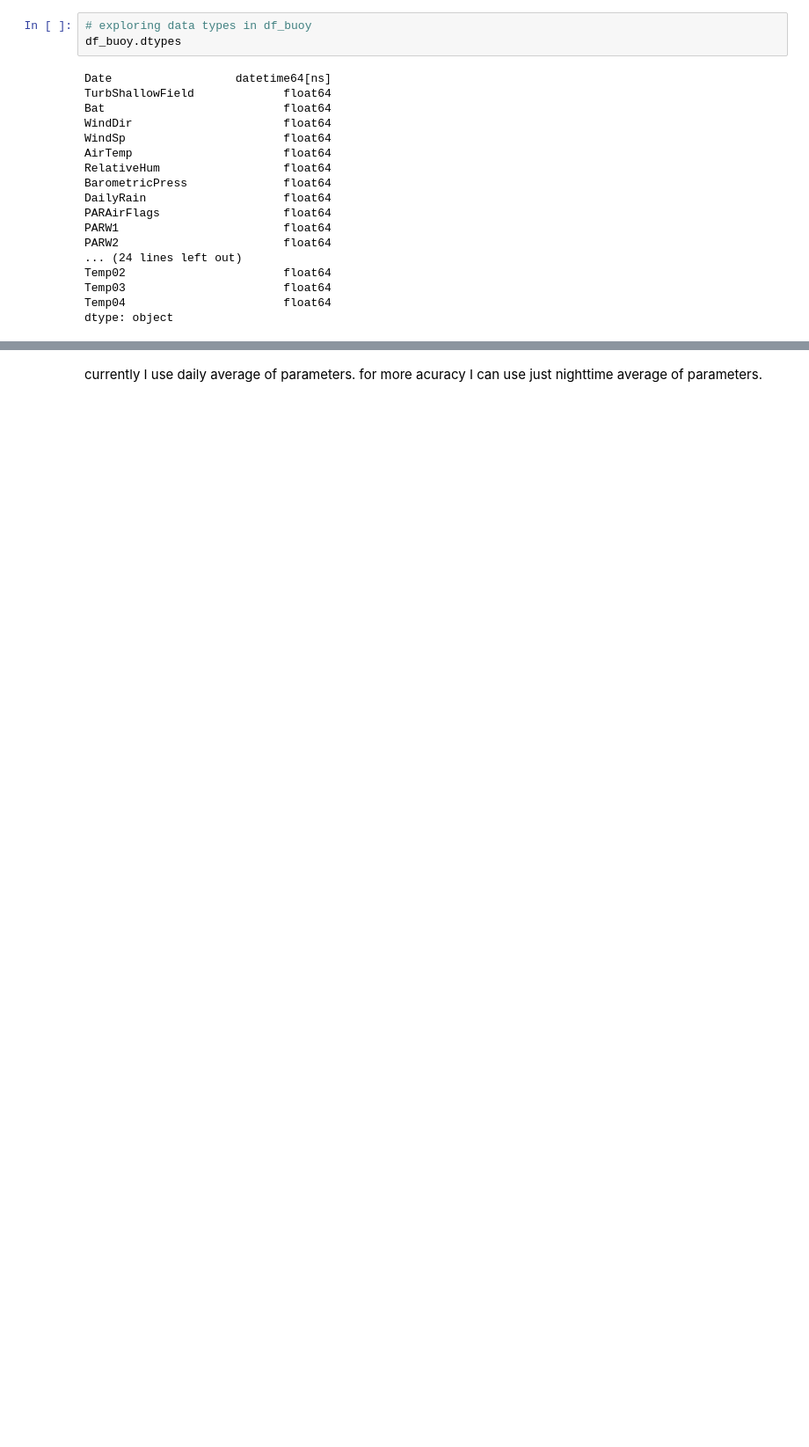
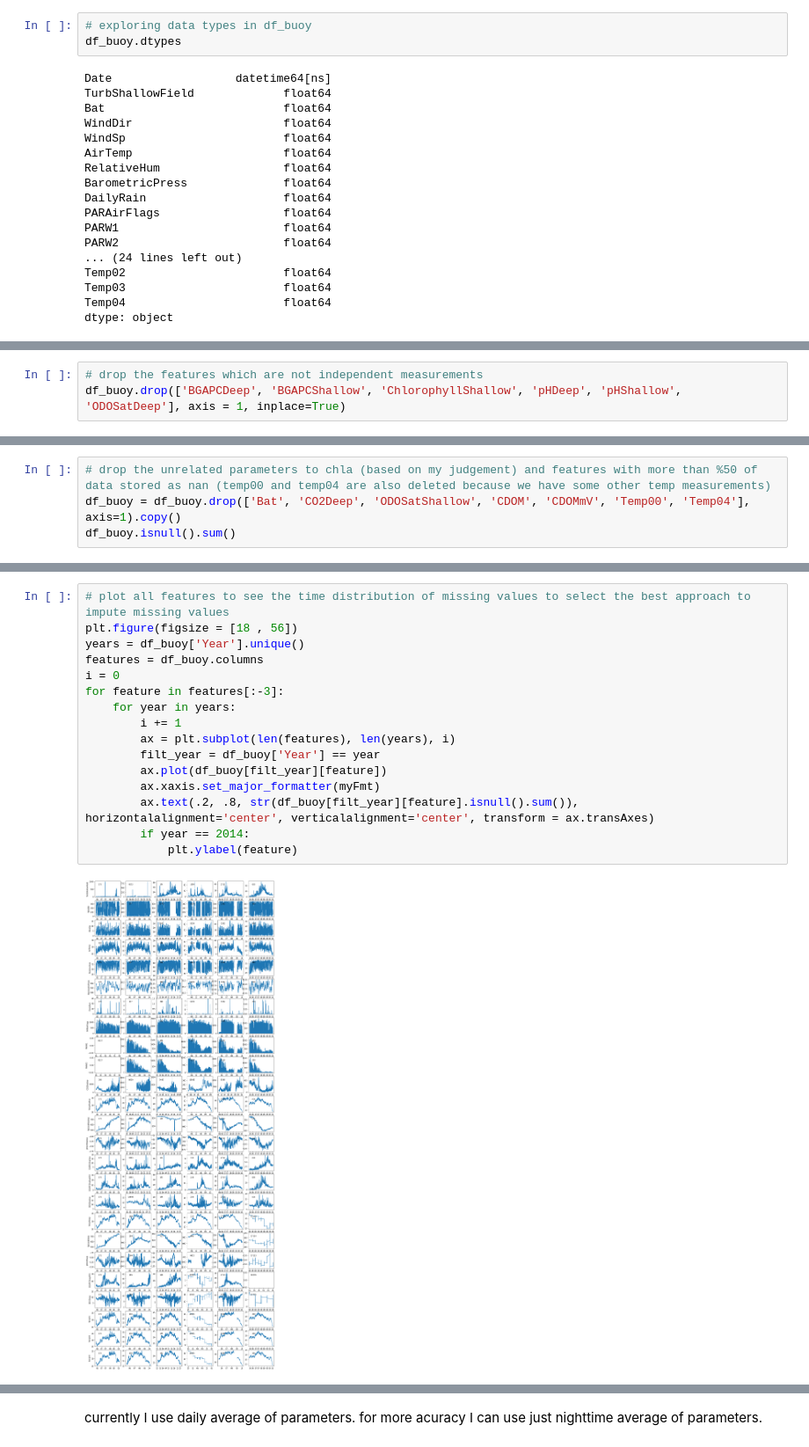
Before and after one commit to AmirM69/p1_BPL_chla_BuoyData, a Jupyter notebook: chla_prediction_daily_averaged.ipynb, the cells around one changed output, grey strips where cells are left out. Shown at 88% size. Saved outputs shown, nothing was run; the diff lists cells and outputs as text; blank space fills up the shorter version.

```diff
--- a/chla_prediction_daily_averaged.ipynb
+++ b/chla_prediction_daily_averaged.ipynb
@@ -61,0 +95,3 @@ dtype: object
+# %%
+# drop the features which are not independent measurements
+df_buoy.drop(['BGAPCDeep', 'BGAPCShallow', 'ChlorophyllShallow', 'pHDeep', 'pHShallow', 'ODOSatDeep'], axis = 1, inplace=True)
@@ -61,0 +118,4 @@ dtype: object
+# %%
+# drop the unrelated parameters to chla (based on my judgement) and features with more than %50 of data stored as nan (temp00 and temp04 are also deleted because we have some other temp measurements)
+df_buoy = df_buoy.drop(['Bat', 'CO2Deep', 'ODOSatShallow', 'CDOM', 'CDOMmV', 'Temp00', 'Temp04'], axis=1).copy()
+df_buoy.isnull().sum()
@@ -61,0 +140,18 @@ dtype: object
+# %%
+# plot all features to see the time distribution of missing values to select the best approach to impute missing values
+plt.figure(figsize = [18 , 56])
+years = df_buoy['Year'].unique()
+features = df_buoy.columns
+i = 0
+for feature in features[:-3]:
+    for year in years:
+        i += 1
+        ax = plt.subplot(len(features), len(years), i)
+        filt_year = df_buoy['Year'] == year
+        ax.plot(df_buoy[filt_year][feature])
+        ax.xaxis.set_major_formatter(myFmt)
+        ax.text(.2, .8, str(df_buoy[filt_year][feature].isnull().sum()), horizontalalignment='center', verticalalignment='center', transform = ax.transAxes)
+        if year == 2014:
+            plt.ylabel(feature)
+# %% [output]
+[figure, added]
```
Also changed, not shown: parts of 66 cells of this notebook.
